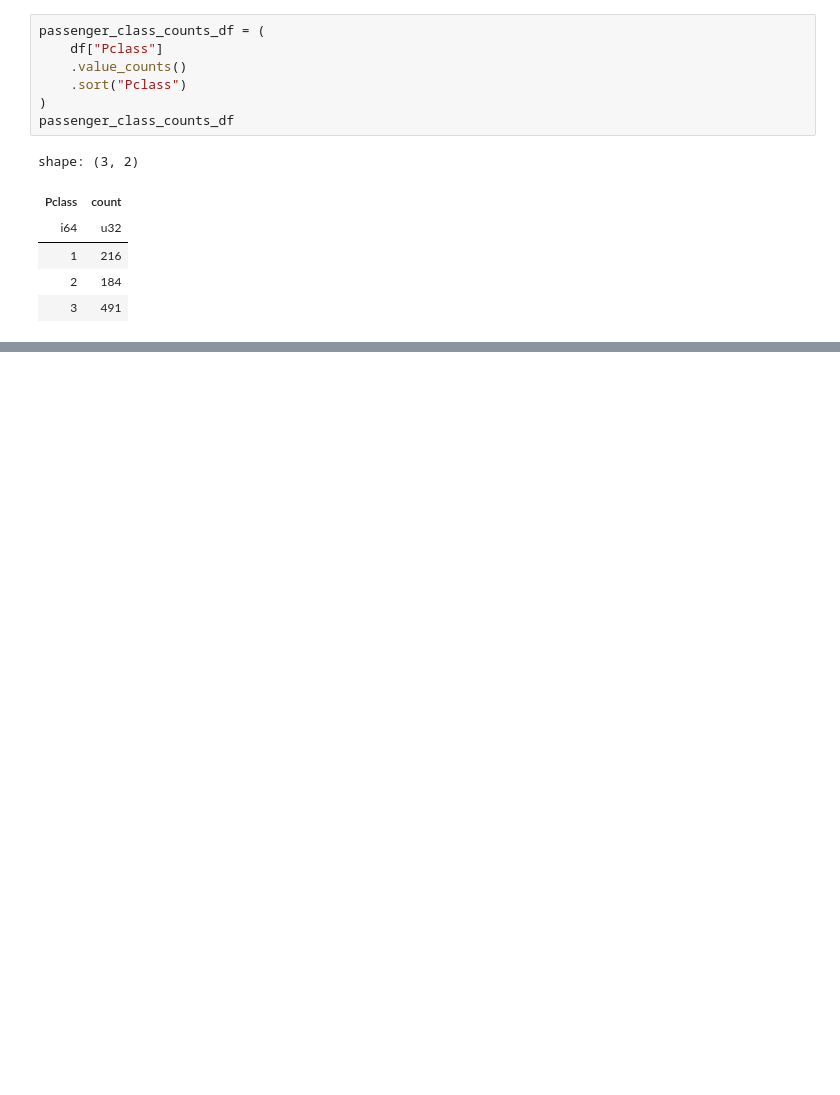
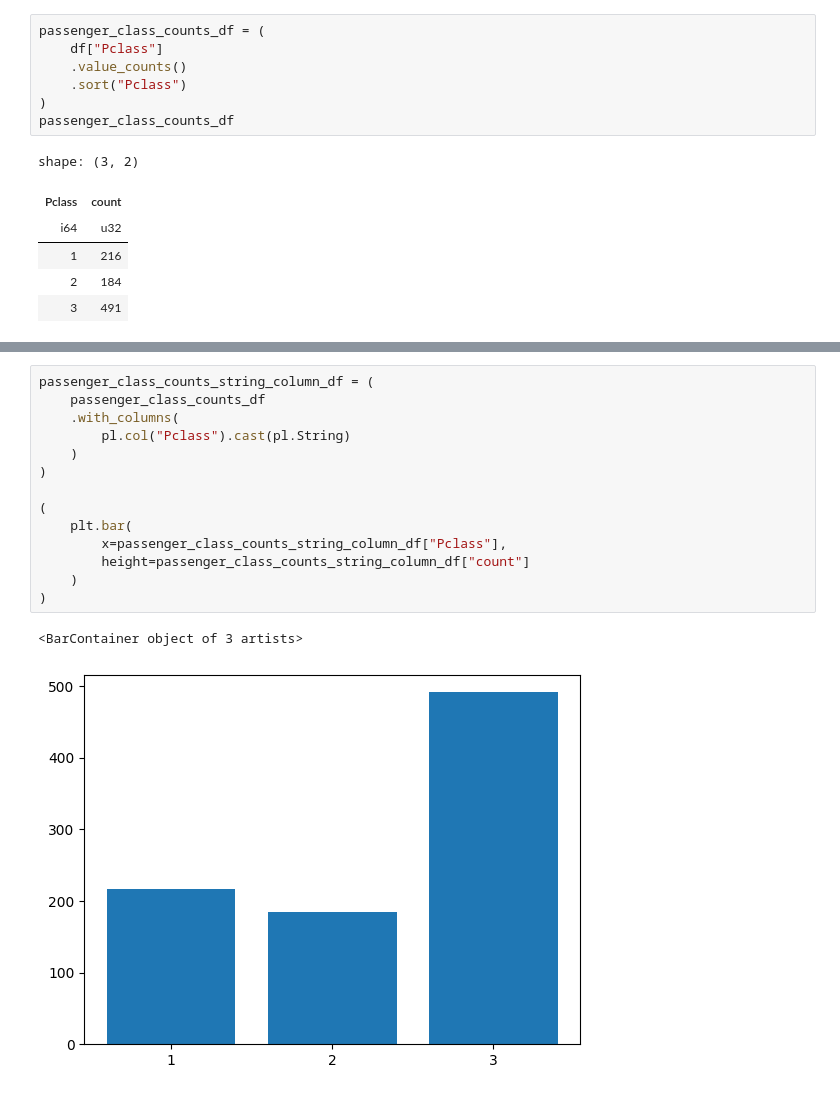
Before and after one commit to yukikitayama/data-analysis, a Jupyter notebook: polars/visualization.ipynb, the cells around one changed output, grey strips where cells are left out. Cells and saved outputs as stored; diff of their text form; blank space fills up the shorter version.

```diff
--- a/polars/visualization.ipynb
+++ b/polars/visualization.ipynb
@@ -49,0 +253,17 @@ ModuleUpgradeRequiredError: altair>=5.4.0 is required for `.plot`
+# %%
+passenger_class_counts_string_column_df = (
+    passenger_class_counts_df
+    .with_columns(
+        pl.col("Pclass").cast(pl.String)
+    )
+)
+
+(
+    plt.bar(
+        x=passenger_class_counts_string_column_df["Pclass"],
+        height=passenger_class_counts_string_column_df["count"]
+    )
+)
+# %% [output]
+<BarContainer object of 3 artists>
+[figure, added]
```
Also changed, not shown: parts of 17 cells of this notebook, 2 other files.
